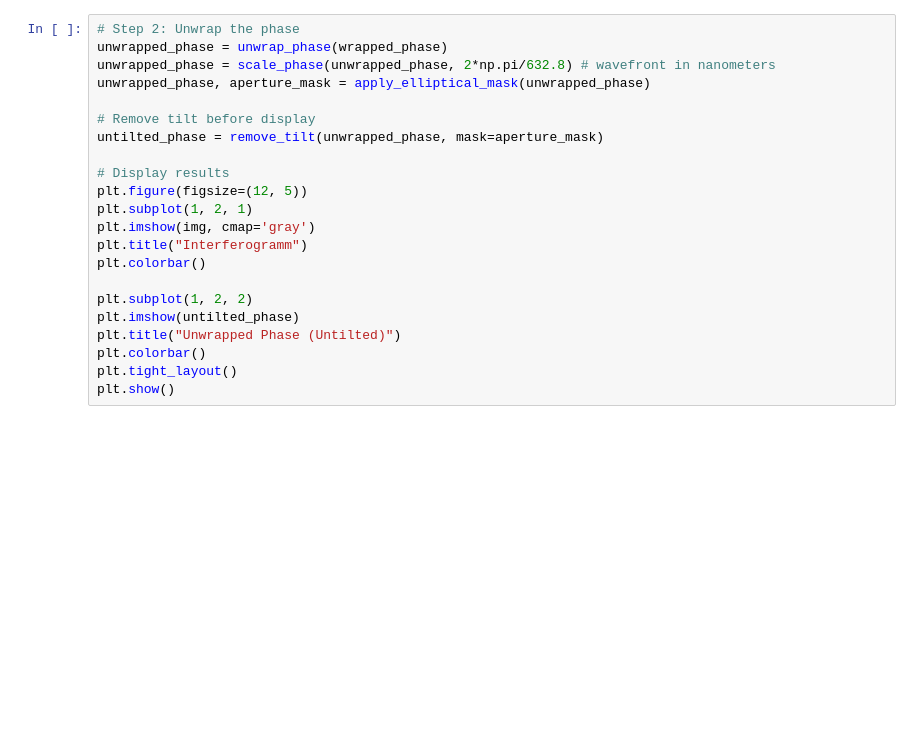
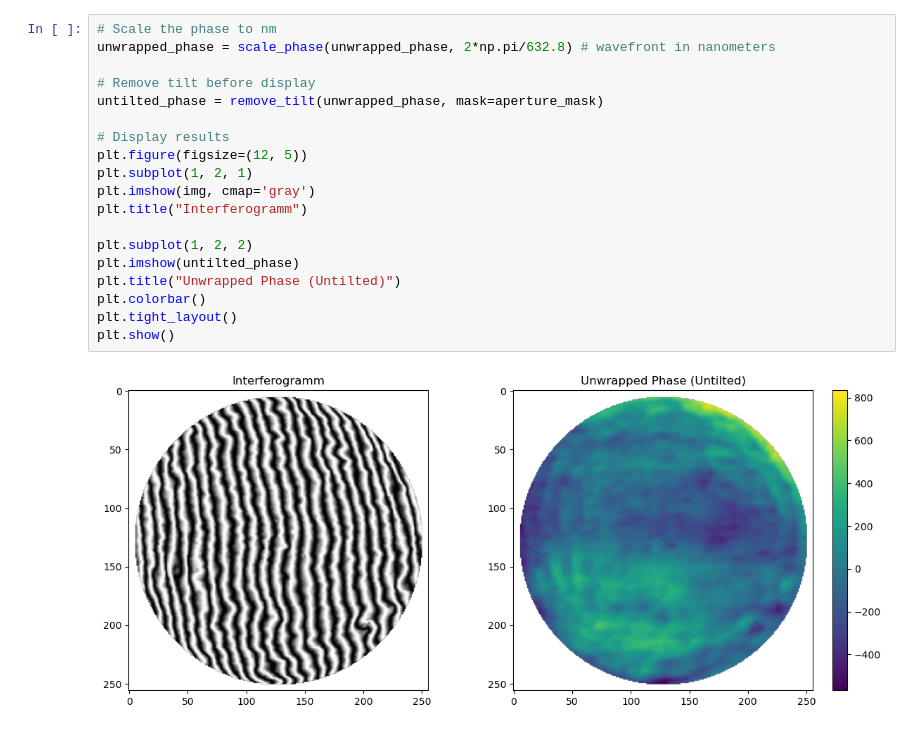
Before and after one commit to Vovchek/PrysmInterf, a Jupyter notebook: vovchek_interf.ipynb, the cells around one changed output. Saved outputs shown, nothing was run; the diff lists cells and outputs as text; blank space fills up the shorter version.

```diff
--- a/vovchek_interf.ipynb
+++ b/vovchek_interf.ipynb
@@ -446,23 +405,22 @@ plt.show()
 # %%
-# Step 2: Unwrap the phase
-unwrapped_phase = unwrap_phase(wrapped_phase)
+# Scale the phase to nm
 unwrapped_phase = scale_phase(unwrapped_phase, 2*np.pi/632.8) # wavefront in nanometers
-unwrapped_phase, aperture_mask = apply_elliptical_mask(unwrapped_phase)
 
 # Remove tilt before display
 untilted_phase = remove_tilt(unwrapped_phase, mask=aperture_mask)
 
 # Display results
 plt.figure(figsize=(12, 5))
 plt.subplot(1, 2, 1)
 plt.imshow(img, cmap='gray')
 plt.title("Interferogramm")
-plt.colorbar()
 
 plt.subplot(1, 2, 2)
 plt.imshow(untilted_phase)
 plt.title("Unwrapped Phase (Untilted)")
 plt.colorbar()
 plt.tight_layout()
 plt.show()
+# %% [output]
+[figure, added]
 # %%
```
Also changed, not shown: parts of 21 cells of this notebook, 2 other files.
